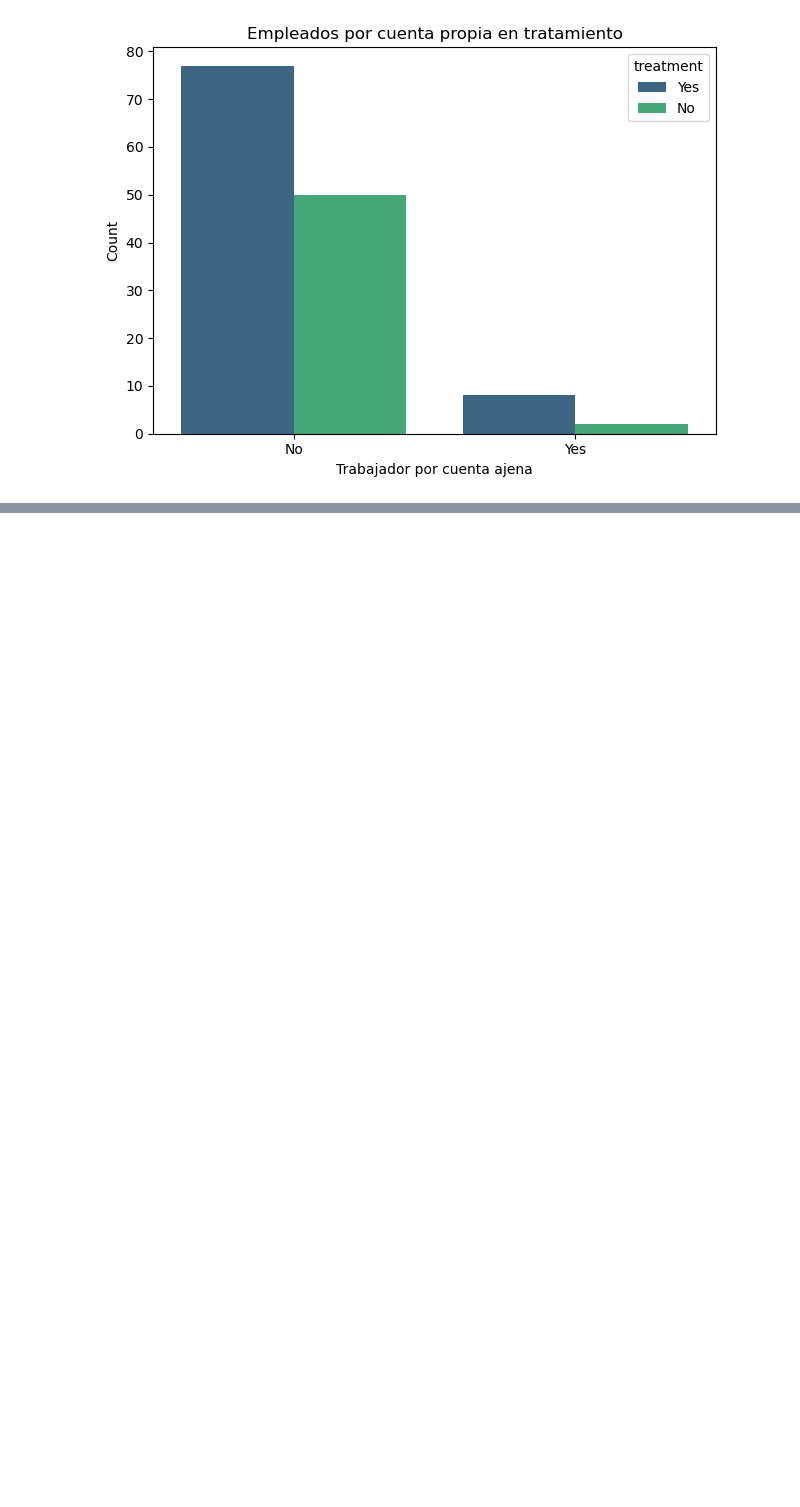
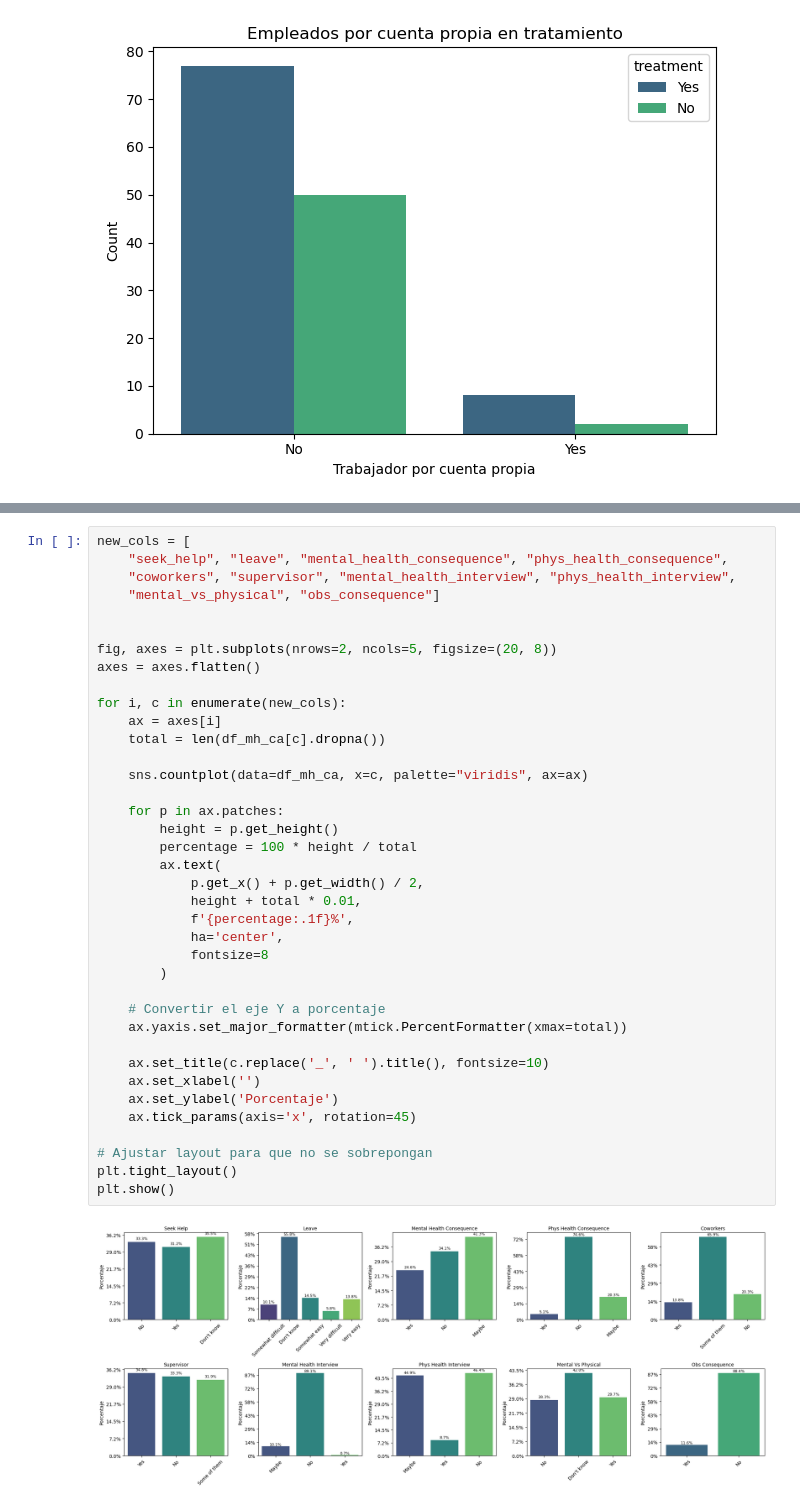
Before and after one commit to dianapgomez/mentalhealth_tableau, a Jupyter notebook: notebooks/data_set.ipynb, the cells around one changed output, grey strips where cells are left out. Saved outputs shown, nothing was run; the diff lists cells and outputs as text; blank space fills up the shorter version.

```diff
--- a/notebooks/data_set.ipynb
+++ b/notebooks/data_set.ipynb
@@ -440,0 +504,40 @@ plt.show()
+# %%
+new_cols = [
+    "seek_help", "leave", "mental_health_consequence", "phys_health_consequence",
+    "coworkers", "supervisor", "mental_health_interview", "phys_health_interview",
+    "mental_vs_physical", "obs_consequence"]
+
+
+fig, axes = plt.subplots(nrows=2, ncols=5, figsize=(20, 8))
+axes = axes.flatten()
+
+for i, c in enumerate(new_cols):
+    ax = axes[i]
+    total = len(df_mh_ca[c].dropna())
+
+    sns.countplot(data=df_mh_ca, x=c, palette="viridis", ax=ax)
+
+    for p in ax.patches:
+        height = p.get_height()
+        percentage = 100 * height / total
+        ax.text(
+            p.get_x() + p.get_width() / 2,
+            height + total * 0.01,
+            f'{percentage:.1f}%',
+            ha='center',
+            fontsize=8
+        )
+
+    # Convertir el eje Y a porcentaje
+    ax.yaxis.set_major_formatter(mtick.PercentFormatter(xmax=total))
+
+    ax.set_title(c.replace('_', ' ').title(), fontsize=10)
+    ax.set_xlabel('')
+    ax.set_ylabel('Porcentaje')
+    ax.tick_params(axis='x', rotation=45)
+
+# Ajustar layout para que no se sobrepongan
+plt.tight_layout()
+plt.show()
+# %% [output]
+[figure, added]
```
Also changed, not shown: parts of 26 cells of this notebook, 3 other files.
